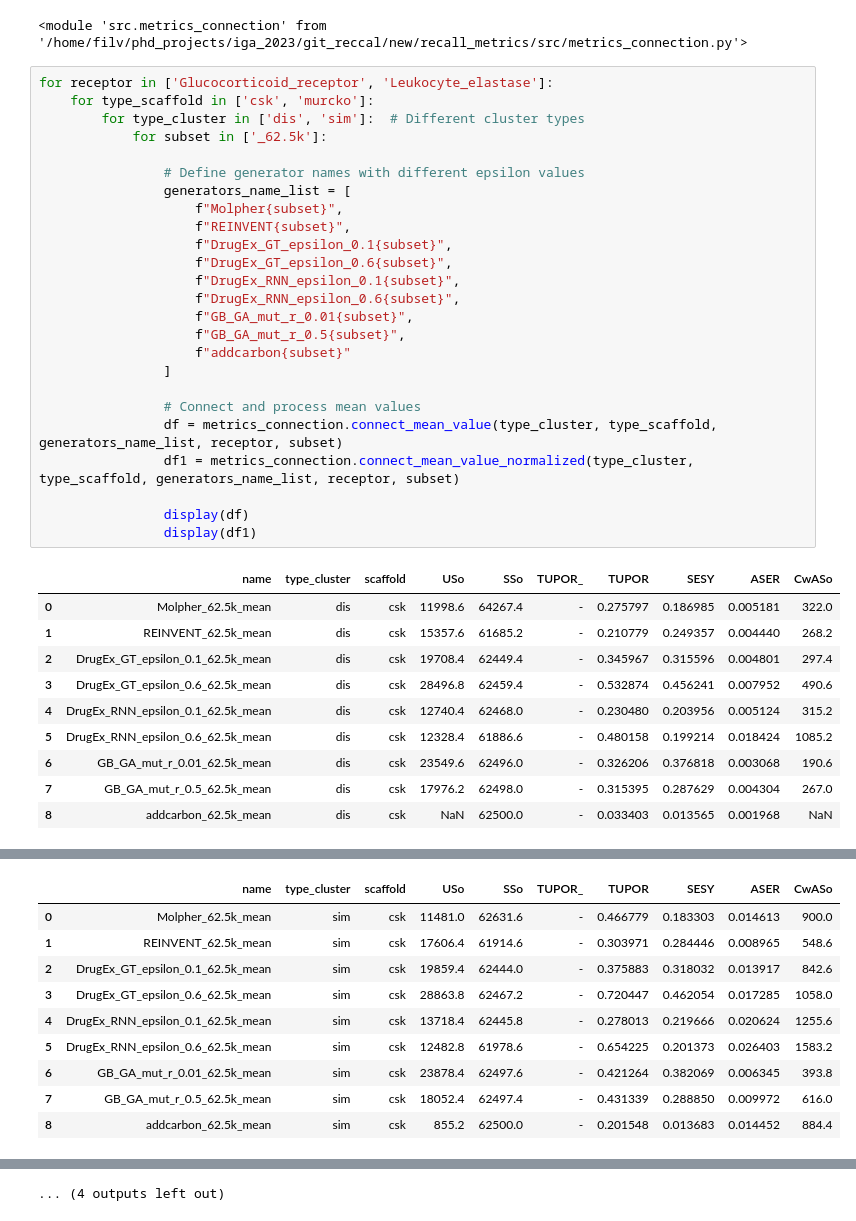
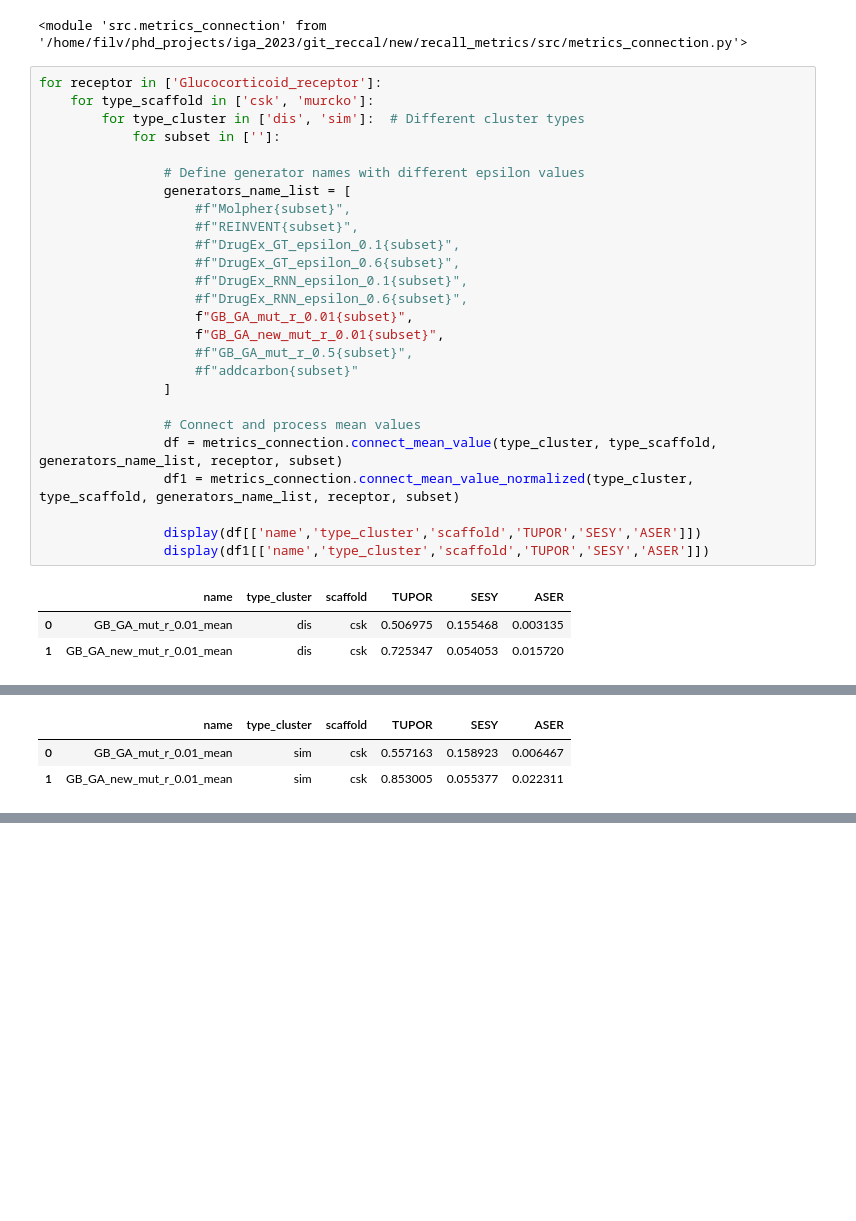
Before and after one commit to filvaleriia/scaffold-based-metrics, a Jupyter notebook: calculate_the_metrics.ipynb, the cells around one changed output, grey strips where cells are left out. Drawn from its saved outputs; the diff is of its cells as text; blank space fills up the shorter version.

```diff
--- a/calculate_the_metrics.ipynb
+++ b/calculate_the_metrics.ipynb
@@ -200,38 +267,32 @@ imp.reload(metrics_connection)
 # %% [output]
 <module 'src.metrics_connection' from '/home/filv/phd_projects/iga_2023/git_reccal/new/recall_metrics/src/metrics_connection.py'>
 # %%
-for receptor in ['Glucocorticoid_receptor', 'Leukocyte_elastase']:
+for receptor in ['Glucocorticoid_receptor']:
     for type_scaffold in ['csk', 'murcko']:
         for type_cluster in ['dis', 'sim']:  # Different cluster types
-            for subset in ['_62.5k']:
+            for subset in ['']:
 
                 # Define generator names with different epsilon values
                 generators_name_list = [
-                    f"Molpher{subset}",
-                    f"REINVENT{subset}",
-                    f"DrugEx_GT_epsilon_0.1{subset}",
-                    f"DrugEx_GT_epsilon_0.6{subset}",
-                    f"DrugEx_RNN_epsilon_0.1{subset}",
-                    f"DrugEx_RNN_epsilon_0.6{subset}",
+                    #f"Molpher{subset}",
+                    #f"REINVENT{subset}",
+                    #f"DrugEx_GT_epsilon_0.1{subset}",
+                    #f"DrugEx_GT_epsilon_0.6{subset}",
+                    #f"DrugEx_RNN_epsilon_0.1{subset}",
+                    #f"DrugEx_RNN_epsilon_0.6{subset}",
                     f"GB_GA_mut_r_0.01{subset}",
-                    f"GB_GA_mut_r_0.5{subset}",
-                    f"addcarbon{subset}"
+                    f"GB_GA_new_mut_r_0.01{subset}",
+                    #f"GB_GA_mut_r_0.5{subset}",
+                    #f"addcarbon{subset}"
                 ]
 
                 # Connect and process mean values
                 df = metrics_connection.connect_mean_value(type_cluster, type_scaffold, generators_name_list, receptor, subset)
                 df1 = metrics_connection.connect_mean_value_normalized(type_cluster, type_scaffold, generators_name_list, receptor, subset)
 
-                display(df)
-                display(df1)
+                display(df[['name','type_cluster','scaffold','TUPOR','SESY','ASER']])
+                display(df1[['name','type_cluster','scaffold','TUPOR','SESY','ASER']])
 # %% [output]
-|  | name | type_cluster | scaffold | USo | SSo | TUPOR_ | TUPOR | SESY | ASER | CwASo |
-| 0 | Molpher_62.5k_mean | dis | csk | 11998.6 | 64267.4 | - | 0.275797 | 0.186985 | 0.005181 | 322.0 |
-| 1 | REINVENT_62.5k_mean | dis | csk | 15357.6 | 61685.2 | - | 0.210779 | 0.249357 | 0.004440 | 268.2 |
-| 2 | DrugEx_GT_epsilon_0.1_62.5k_mean | dis | csk | 19708.4 | 62449.4 | - | 0.345967 | 0.315596 | 0.004801 | 297.4 |
-| 3 | DrugEx_GT_epsilon_0.6_62.5k_mean | dis | csk | 28496.8 | 62459.4 | - | 0.532874 | 0.456241 | 0.007952 | 490.6 |
-| 4 | DrugEx_RNN_epsilon_0.1_62.5k_mean | dis | csk | 12740.4 | 62468.0 | - | 0.230480 | 0.203956 | 0.005124 | 315.2 |
-| 5 | DrugEx_RNN_epsilon_0.6_62.5k_mean | dis | csk | 12328.4 | 61886.6 | - | 0.480158 | 0.199214 | 0.018424 | 1085.2 |
-| 6 | GB_GA_mut_r_0.01_62.5k_mean | dis | csk | 23549.6 | 62496.0 | - | 0.326206 | 0.376818 | 0.003068 | 190.6 |
-| 7 | GB_GA_mut_r_0.5_62.5k_mean | dis | csk | 17976.2 | 62498.0 | - | 0.315395 | 0.287629 | 0.004304 | 267.0 |
-| 8 | addcarbon_62.5k_mean | dis | csk | NaN | 62500.0 | - | 0.033403 | 0.013565 | 0.001968 | NaN |
+|  | name | type_cluster | scaffold | TUPOR | SESY | ASER |
+| 0 | GB_GA_mut_r_0.01_mean | dis | csk | 0.506975 | 0.155468 | 0.003135 |
+| 1 | GB_GA_new_mut_r_0.01_mean | dis | csk | 0.725347 | 0.054053 | 0.015720 |
@@ -248,10 +302,3 @@ for receptor in ['Glucocorticoid_receptor', 'Leukocyte_elastase']:
-|  | name | type_cluster | scaffold | USo | SSo | TUPOR_ | TUPOR | SESY | ASER | CwASo |
-| 0 | Molpher_62.5k_mean | sim | csk | 11481.0 | 62631.6 | - | 0.466779 | 0.183303 | 0.014613 | 900.0 |
-| 1 | REINVENT_62.5k_mean | sim | csk | 17606.4 | 61914.6 | - | 0.303971 | 0.284446 | 0.008965 | 548.6 |
-| 2 | DrugEx_GT_epsilon_0.1_62.5k_mean | sim | csk | 19859.4 | 62444.0 | - | 0.375883 | 0.318032 | 0.013917 | 842.6 |
-| 3 | DrugEx_GT_epsilon_0.6_62.5k_mean | sim | csk | 28863.8 | 62467.2 | - | 0.720447 | 0.462054 | 0.017285 | 1058.0 |
-| 4 | DrugEx_RNN_epsilon_0.1_62.5k_mean | sim | csk | 13718.4 | 62445.8 | - | 0.278013 | 0.219666 | 0.020624 | 1255.6 |
-| 5 | DrugEx_RNN_epsilon_0.6_62.5k_mean | sim | csk | 12482.8 | 61978.6 | - | 0.654225 | 0.201373 | 0.026403 | 1583.2 |
-| 6 | GB_GA_mut_r_0.01_62.5k_mean | sim | csk | 23878.4 | 62497.6 | - | 0.421264 | 0.382069 | 0.006345 | 393.8 |
-| 7 | GB_GA_mut_r_0.5_62.5k_mean | sim | csk | 18052.4 | 62497.4 | - | 0.431339 | 0.288850 | 0.009972 | 616.0 |
-| 8 | addcarbon_62.5k_mean | sim | csk | 855.2 | 62500.0 | - | 0.201548 | 0.013683 | 0.014452 | 884.4 |
+|  | name | type_cluster | scaffold | TUPOR | SESY | ASER |
+| 0 | GB_GA_mut_r_0.01_mean | sim | csk | 0.557163 | 0.158923 | 0.006467 |
+| 1 | GB_GA_new_mut_r_0.01_mean | sim | csk | 0.853005 | 0.055377 | 0.022311 |
@@ -348 +319,0 @@ for receptor in ['Glucocorticoid_receptor', 'Leukocyte_elastase']:
-... (4 outputs left out)
```
Also changed, not shown: parts of 2 cells of this notebook, 2 other files.
